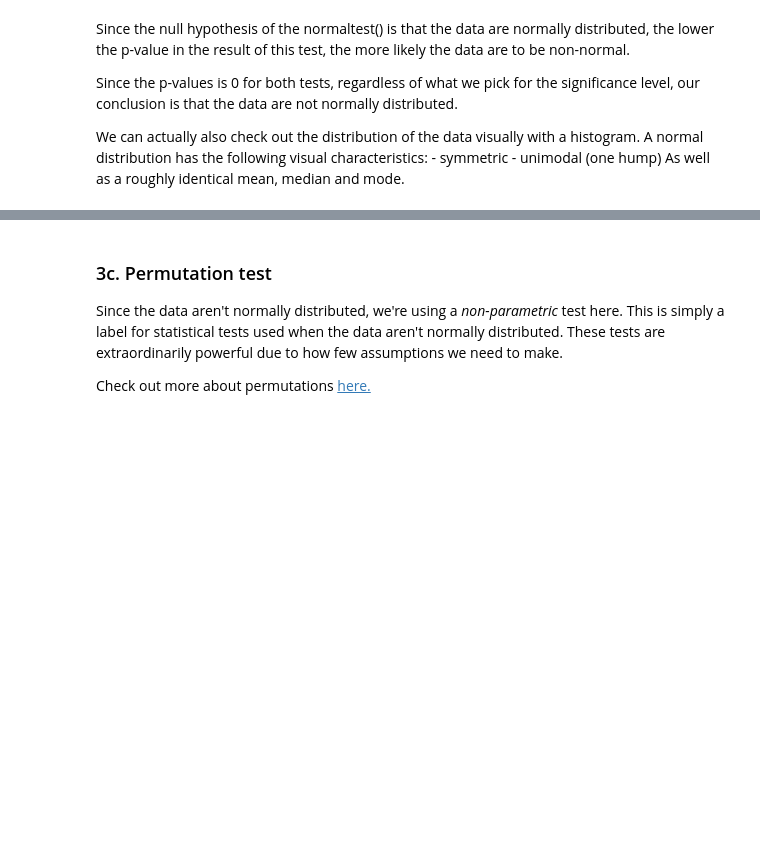
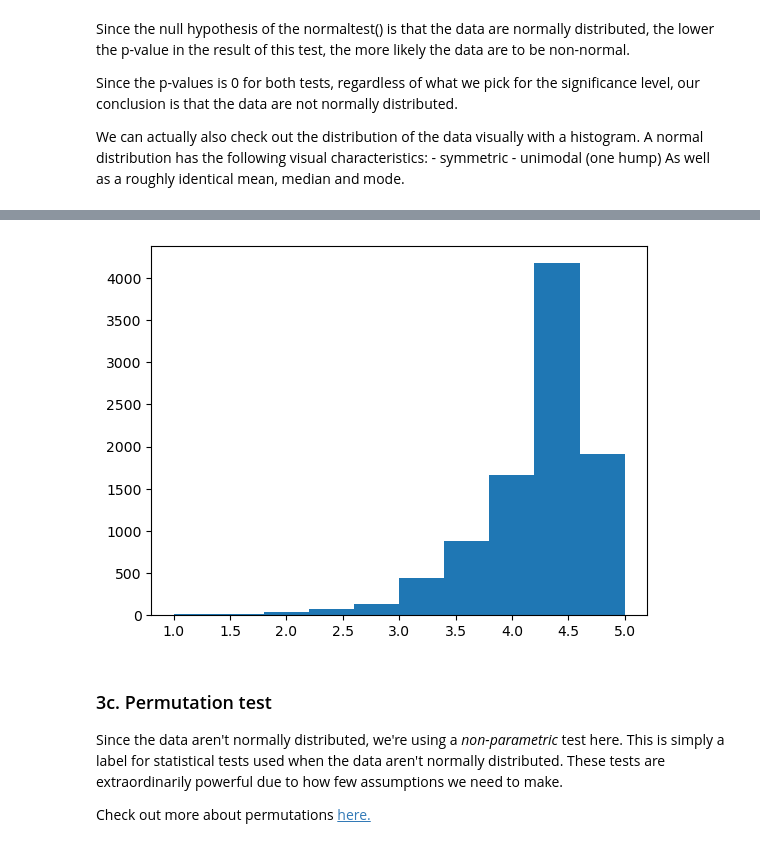
Before and after one commit to EmKeany/Apps_Project, a Jupyter notebook: PART 3, Tier 1 - Modeling .ipynb, the cells around one changed output, grey strips where cells are left out. Drawn from its saved outputs; the diff is of its cells as text; code cells hidden in the pictures; blank space fills up the shorter version.

```diff
--- a/PART 3, Tier 1 - Modeling .ipynb
+++ b/PART 3, Tier 1 - Modeling .ipynb
@@ -452,6 +454,8 @@ histoApple = plt.hist(_ _ _)
 # %%
 # Create a histogram of the google data
-histoGoogle = _ _ _
+histoGoogle = plt.hist(google)
+# %% [output]
+[figure, added]
 # %% [markdown]
 ### 3c. Permutation test
 Since the data aren't normally distributed, we're using a *non-parametric* test here. This is simply a label for statistical tests used when the data aren't normally distributed. These tests are extraordinarily powerful due to how few assumptions we need to make.
```
Also changed, not shown: parts of 6 cells of this notebook.
